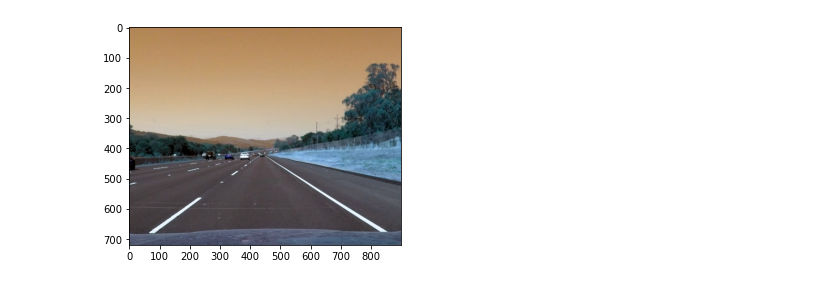
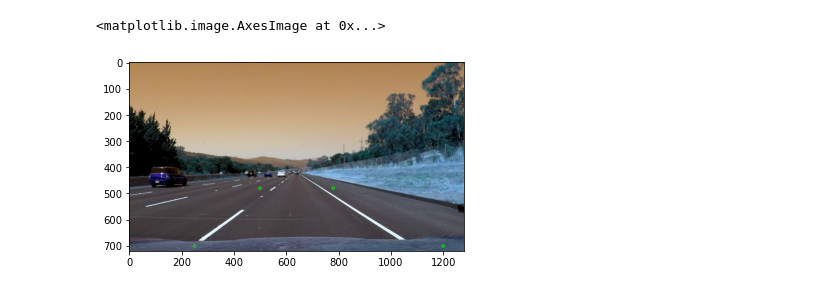
Before and after one commit to HelalyJunior/ImageProcessing-LaneDetection, a Jupyter notebook: LaneDetection.ipynb, the cells around one changed output. Drawn from its saved outputs; the diff is of its cells as text; code cells hidden in the pictures.

```diff
--- a/LaneDetection.ipynb
+++ b/LaneDetection.ipynb
@@ -20,6 +29,19 @@ def gaussian_blur(img, kernel_size):
 # %%
+input_top_left = [500,480]
+input_top_right = [780,480]
+input_bottom_right = [1200,700]
+input_bottom_left = [250,700]
+srcPts = np.float32([input_bottom_left,input_top_left,input_top_right,input_bottom_right])
+dstPts = np.float32([[0,720],[0,0],[1280,0],[1280,720]])
+
+
 img=cv2.imread(r"Assets\Project_data\test_images\straight_lines2.jpg")
-plt.imshow(img[:,200:1100])
-img=img[:,200:1100]
+
+for x in range(0,4):
+    cv2.circle(img, (int(srcPts[x][0]),int(srcPts[x][1])), 5, (0, 255, 0), 2)
+
+
+plt.imshow(img)
 # %% [output]
+<matplotlib.image.AxesImage at 0x...>
-[figure, old version]
+[figure, new version]
```
Also changed, not shown: parts of 5 cells of this notebook, 1 other file.
